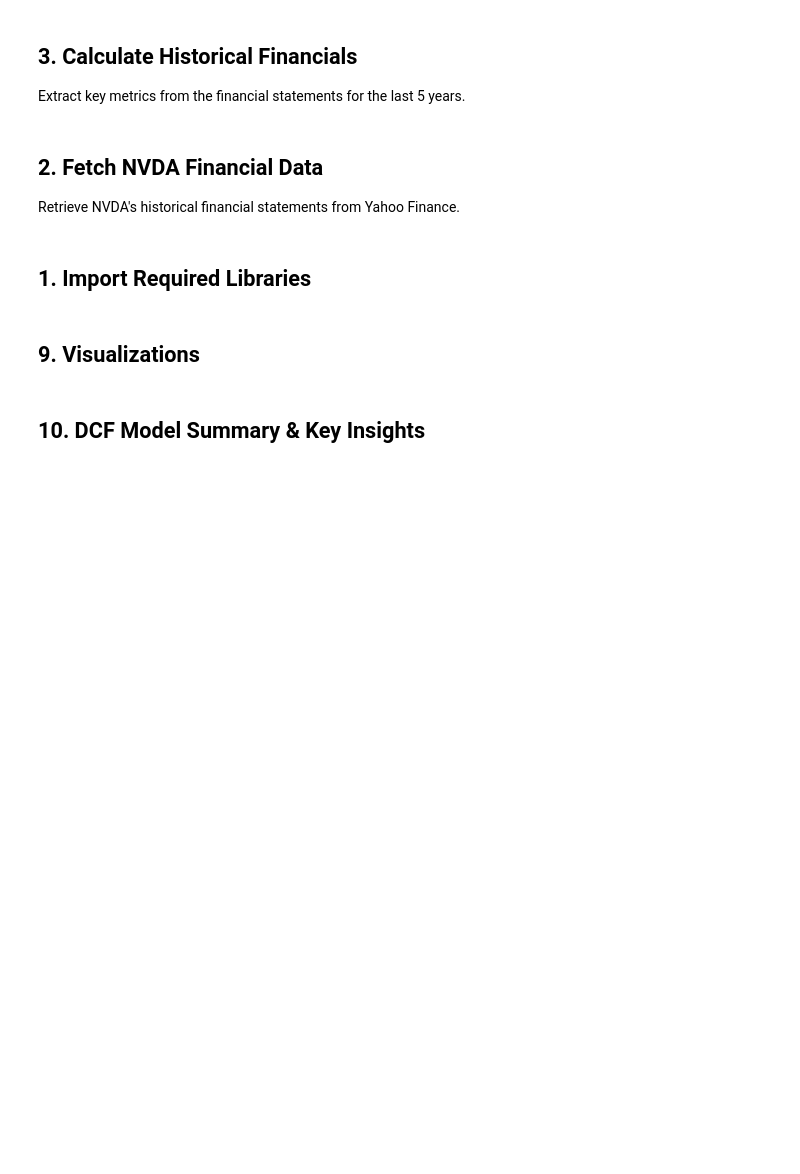
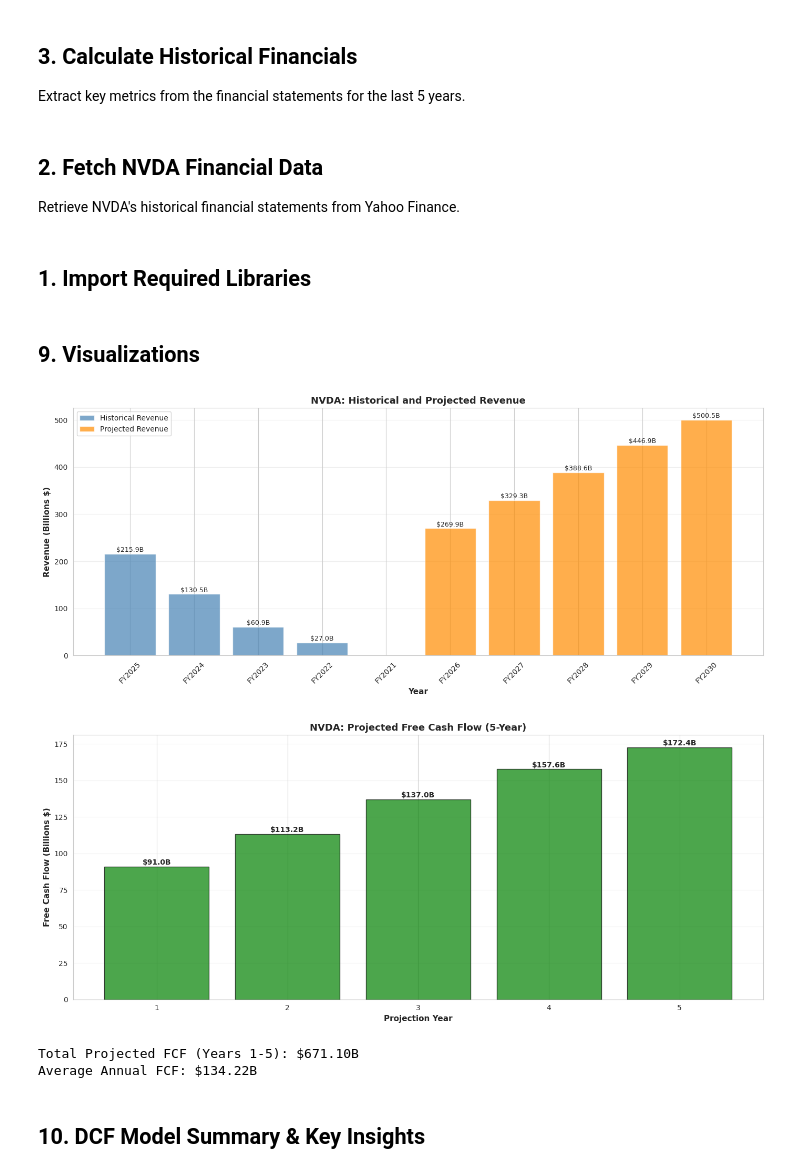
Before and after one commit to CharlesSunDATA/Grab_report_run_DCF, a Jupyter notebook: NVDA_DCF_Model.ipynb, the cells around one changed output. Cells and saved outputs as stored; diff of their text form; code cells hidden in the pictures; blank space fills up the shorter version.

```diff
--- a/NVDA_DCF_Model.ipynb
+++ b/NVDA_DCF_Model.ipynb
@@ -393,6 +547,9 @@ Retrieve NVDA's historical financial statements from Yahoo Finance.
 # %%
 # Visualization 1: Historical and Projected Revenue
 fig, ax = plt.subplots(figsize=(14, 6))
+
+# Convert projected_revenue list to numpy array for mathematical operations
+projected_revenue_array = np.array(projected_revenue)
 
 # Historical revenue
 historical_years = [f'FY{2025-i}' for i in range(len(revenue))]
@@ -401,13 +558,13 @@ ax.bar(range(len(revenue)), revenue/1e9, label='Historical Revenue', alpha=0.7,
 # Projected revenue
 projected_years = [f'FY{2026+i}' for i in range(len(projected_revenue)-1)]
 ax.bar(range(len(revenue), len(revenue) + len(projected_revenue)-1),
-       projected_revenue[1:]/1e9, label='Projected Revenue', alpha=0.7, color='darkorange')
+       projected_revenue_array[1:]/1e9, label='Projected Revenue', alpha=0.7, color='darkorange')
 
 # Add values on bars
 for i, (year, rev) in enumerate(zip(historical_years, revenue/1e9)):
     ax.text(i, rev + 1, f'${rev:.1f}B', ha='center', va='bottom', fontsize=9)
 
-for i, (year, rev) in enumerate(zip(projected_years, projected_revenue[1:]/1e9)):
+for i, (year, rev) in enumerate(zip(projected_years, projected_revenue_array[1:]/1e9)):
     ax.text(len(revenue) + i, rev + 1, f'${rev:.1f}B', ha='center', va='bottom', fontsize=9)
 
 ax.set_xlabel('Year', fontsize=11, fontweight='bold')
@@ -417,33 +574,38 @@ ax.set_xticks(range(len(revenue) + len(projected_revenue)-1))
 ax.set_xticklabels(historical_years + projected_years, rotation=45)
 ax.legend(fontsize=10)
 ax.grid(axis='y', alpha=0.3)
 
 plt.tight_layout()
 plt.show()
 
 # Visualization 2: Projected Free Cash Flow
 fig, ax = plt.subplots(figsize=(14, 6))
 
 years_list = list(range(1, projection_years + 1))
 colors = ['green' if fcf > 0 else 'red' for fcf in projected_fcf]
 bars = ax.bar(years_list, projected_fcf/1e9, color=colors, alpha=0.7, edgecolor='black')
 
 # Add values on bars
 for i, (year, fcf) in enumerate(zip(years_list, projected_fcf/1e9)):
     ax.text(year, fcf + 0.3, f'${fcf:.1f}B', ha='center', va='bottom', fontsize=10, fontweight='bold')
 
 ax.set_xlabel('Projection Year', fontsize=11, fontweight='bold')
 ax.set_ylabel('Free Cash Flow (Billions $)', fontsize=11, fontweight='bold')
 ax.set_title('NVDA: Projected Free Cash Flow (5-Year)', fontsize=13, fontweight='bold')
 ax.set_xticks(years_list)
 ax.axhline(y=0, color='black', linestyle='-', linewidth=0.8)
 ax.grid(axis='y', alpha=0.3)
 
 plt.tight_layout()
 plt.show()
 
 print(f"Total Projected FCF (Years 1-5): ${projected_fcf.sum()/1e9:.2f}B")
 print(f"Average Annual FCF: ${projected_fcf.mean()/1e9:.2f}B")
+# %% [output]
+[figure, added]
+[figure, added]
+Total Projected FCF (Years 1-5): $671.10B
+Average Annual FCF: $134.22B
 # %% [markdown]
 ## 10. DCF Model Summary & Key Insights
 # %%
```
Also changed, not shown: parts of 8 cells of this notebook.
